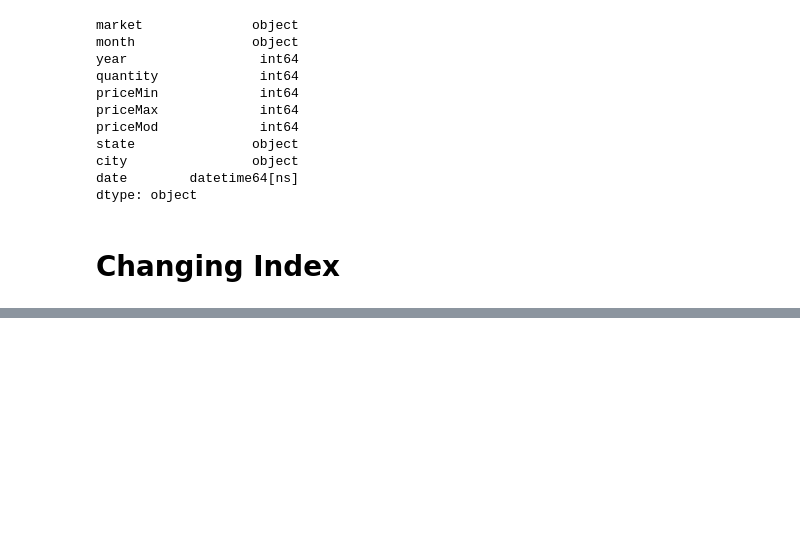
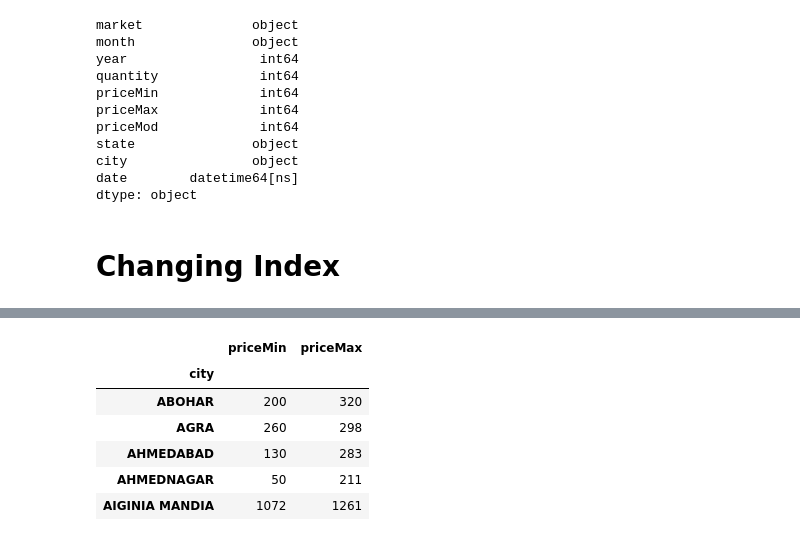
Before and after one commit to akshar/art-data-science, a Jupyter notebook: notebook/onion/onion_practice.ipynb, the cells around one changed output, grey strips where cells are left out. Drawn from its saved outputs; the diff is of its cells as text; code cells hidden in the pictures; blank space fills up the shorter version.

```diff
--- a/notebook/onion/onion_practice.ipynb
+++ b/notebook/onion/onion_practice.ipynb
@@ -274,0 +366,10 @@ raw.head()
+# %%
+raw.groupby('city')['priceMin', 'priceMax'].min().head()
+# %% [output]
+|  | priceMin | priceMax |
+| city |  |  |
+| ABOHAR | 200 | 320 |
+| AGRA | 260 | 298 |
+| AHMEDABAD | 130 | 283 |
+| AHMEDNAGAR | 50 | 211 |
+| AIGINIA MANDIA | 1072 | 1261 |
```
Also changed, not shown: parts of 19 cells of this notebook.
